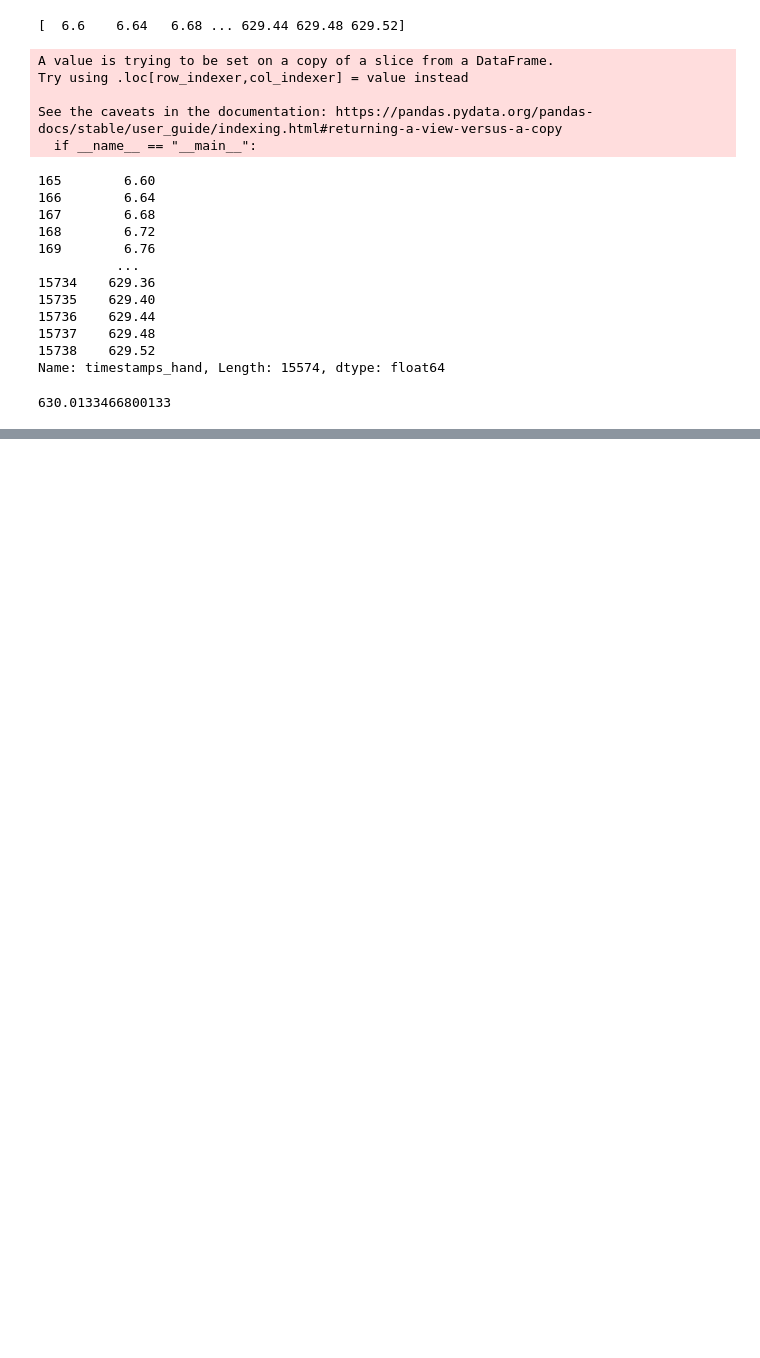
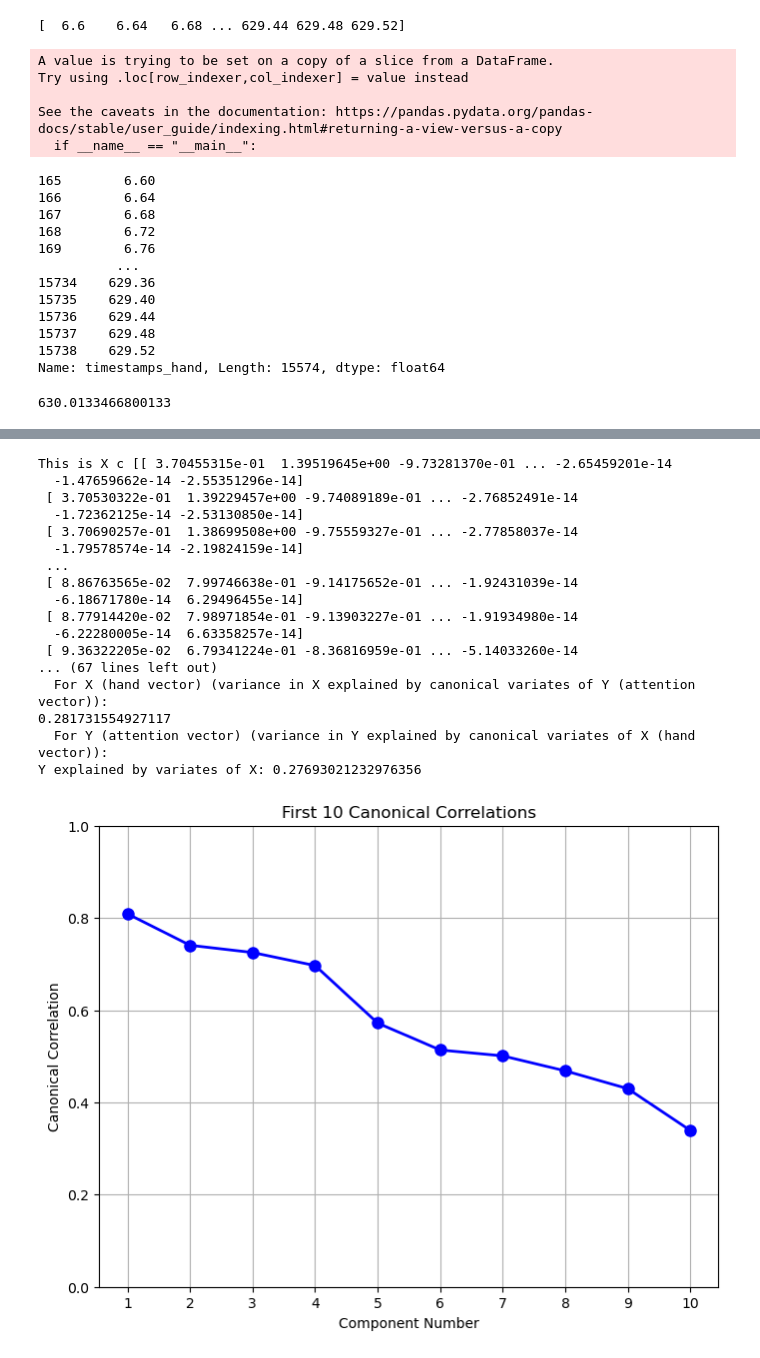
Before and after one commit to AndrewZhang599/extended-event-modeling, a Jupyter notebook: notebooks/canon_correlation_analysis.ipynb, the cells around one changed output, grey strips where cells are left out. Cells and saved outputs as stored; diff of their text form; code cells hidden in the pictures; blank space fills up the shorter version.

```diff
--- a/notebooks/canon_correlation_analysis.ipynb
+++ b/notebooks/canon_correlation_analysis.ipynb
@@ -257,0 +485,23 @@ Component 50: -0.0797
+# %%
+file_path_new_4 = r"C:\Users\super\OneDrive\Desktop\Github repos\extended-event-modeling\output\scene_embs\6.3.9_aligned_hand_attention.csv"
+canonical_analysis(file_path_new_4)
+#for 6.3.9
+# %% [output]
+This is X c [[ 3.70455315e-01  1.39519645e+00 -9.73281370e-01 ... -2.65459201e-14
+  -1.47659662e-14 -2.55351296e-14]
+ [ 3.70530322e-01  1.39229457e+00 -9.74089189e-01 ... -2.76852491e-14
+  -1.72362125e-14 -2.53130850e-14]
+ [ 3.70690257e-01  1.38699508e+00 -9.75559327e-01 ... -2.77858037e-14
+  -1.79578574e-14 -2.19824159e-14]
+ ...
+ [ 8.86763565e-02  7.99746638e-01 -9.14175652e-01 ... -1.92431039e-14
+  -6.18671780e-14  6.29496455e-14]
+ [ 8.77914420e-02  7.98971854e-01 -9.13903227e-01 ... -1.91934980e-14
+  -6.22280005e-14  6.63358257e-14]
+ [ 9.36322205e-02  6.79341224e-01 -8.36816959e-01 ... -5.14033260e-14
+... (67 lines left out)
+  For X (hand vector) (variance in X explained by canonical variates of Y (attention vector)):
+0.281731554927117
+  For Y (attention vector) (variance in Y explained by canonical variates of X (hand vector)):
+Y explained by variates of X: 0.27693021232976356
+[figure, added]
```
Also changed, not shown: parts of 9 cells of this notebook.
